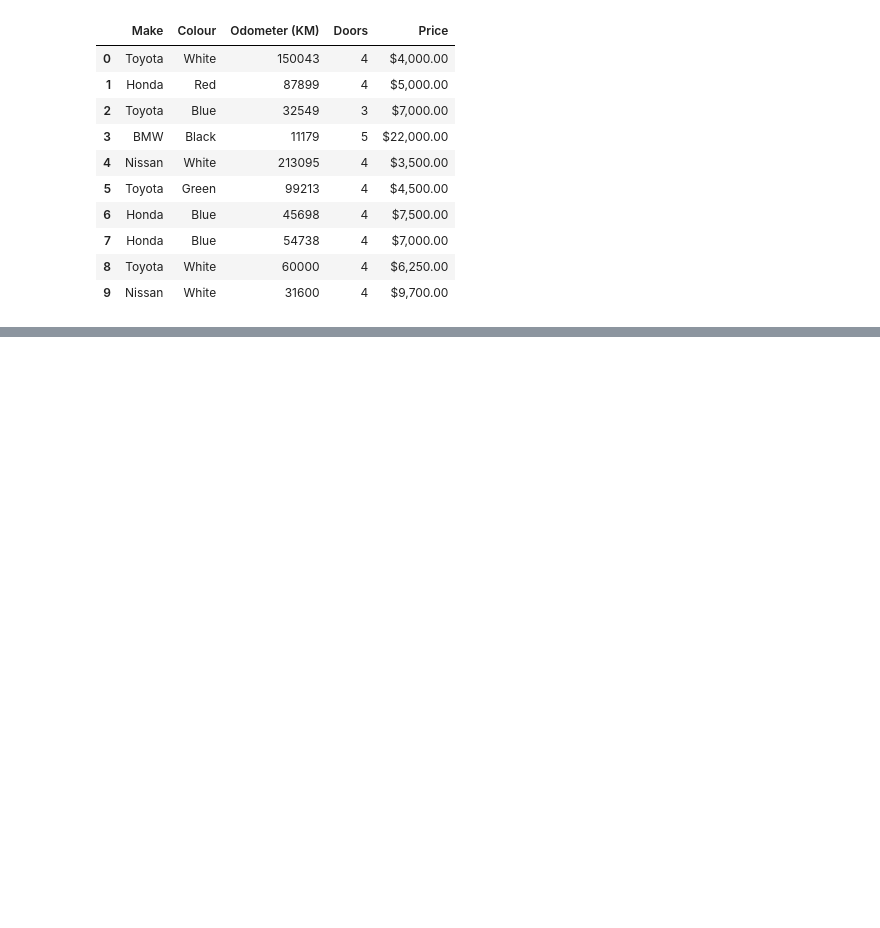
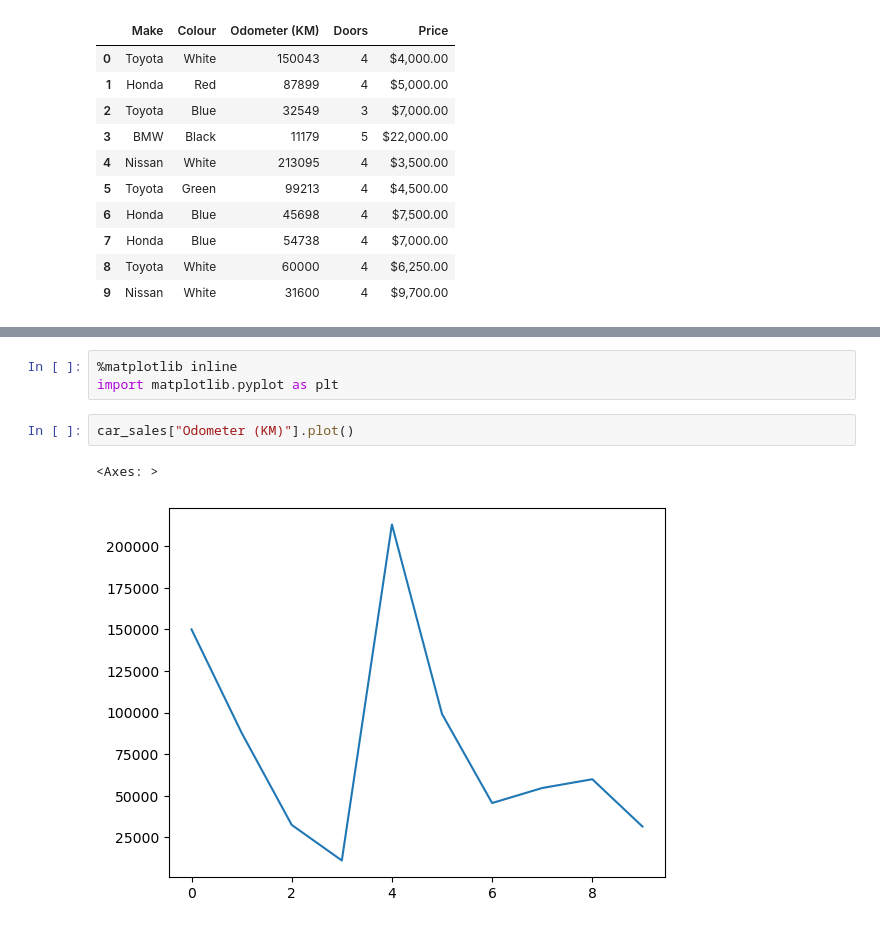
Before and after one commit to VXerys/Learn-Machine-Learning, a Jupyter notebook: section-2-learn-pandas/introduction_to_pandas_code.ipynb, the cells around one changed output, grey strips where cells are left out. Saved outputs shown, nothing was run; the diff lists cells and outputs as text; blank space fills up the shorter version.

```diff
--- a/section-2-learn-pandas/introduction_to_pandas_code.ipynb
+++ b/section-2-learn-pandas/introduction_to_pandas_code.ipynb
@@ -68,0 +390,8 @@ exported_car_sales
+# %%
+%matplotlib inline
+import matplotlib.pyplot as plt
+# %%
+car_sales["Odometer (KM)"].plot()
+# %% [output]
+<Axes: >
+[figure, added]
```
Also changed, not shown: parts of 62 cells of this notebook, 2 other files.
